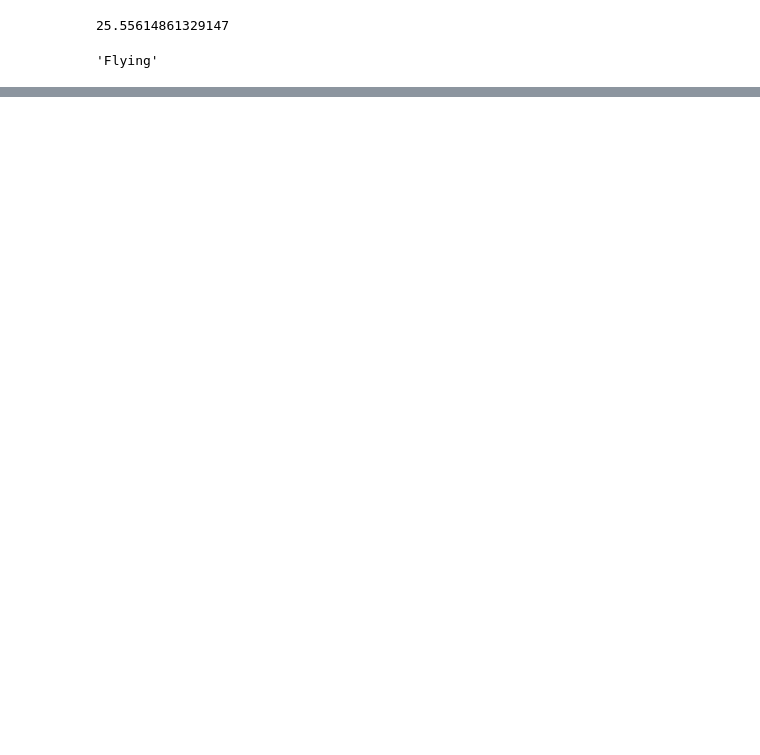
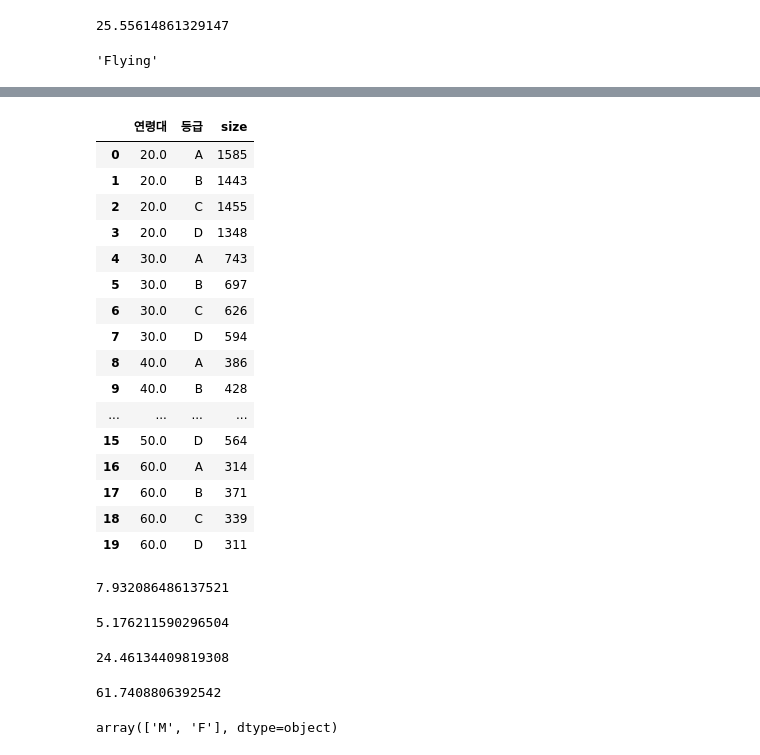
Before and after one commit to Rasangjoon/workspace, a Jupyter notebook: practice/20240509.ipynb, the cells around one changed output, grey strips where cells are left out. Cells and saved outputs as stored; diff of their text form; code cells hidden in the pictures; blank space fills up the shorter version.

```diff
--- a/practice/20240509.ipynb
+++ b/practice/20240509.ipynb
@@ -580,0 +719,4 @@ result
+# %%
+import pandas as pd
+df =pd.read_csv('https://raw.githubusercontent.com/Datamanim/datarepo/main/body/body.csv')
+df.head()
@@ -580,0 +753,8 @@ result
+# %%
+#73. 연령대 (20~29 : 20대 …) 별 인원수를 구하여라
+
+df['연령대'] = df.측정나이 // 10*10
+
+result = df['연령대'].value_counts()
+
+print(result)
@@ -580,0 +769,63 @@ result
+# %%
+#74. 연령대 (20~29 : 20대 …) 별 등급의 숫자를 데이터 프레임으로 표현하라
+
+result = df.groupby(['연령대','등급'],as_index=False).size()
+
+result
+# %% [output]
+|  | 연령대 | 등급 | size |
+| 0 | 20.0 | A | 1585 |
+| 1 | 20.0 | B | 1443 |
+| 2 | 20.0 | C | 1455 |
+| 3 | 20.0 | D | 1348 |
+| 4 | 30.0 | A | 743 |
+| 5 | 30.0 | B | 697 |
+| 6 | 30.0 | C | 626 |
+| 7 | 30.0 | D | 594 |
+| 8 | 40.0 | A | 386 |
+| 9 | 40.0 | B | 428 |
+| ... | ... | ... | ... |
+| 15 | 50.0 | D | 564 |
+| 16 | 60.0 | A | 314 |
+| 17 | 60.0 | B | 371 |
+| 18 | 60.0 | C | 339 |
+| 19 | 60.0 | D | 311 |
+# %%
+#75. 남성 중 A등급과 D등급의 체지방률 평균의 차이(큰 값에서 작은 값의 차)를 구하여라
+result = abs(df[(df.측정회원성별 == 'M') & (df.등급 == 'A')].iloc[:,4].mean() - df[(df.측정회원성별 =='M') & (df.등급=='D')].iloc[:,4].mean())
+
+result
+# %% [output]
+7.932086486137521
+# %%
+#76. 여성 중 A등급과 D등급의 체중의 평균의 차이(큰 값에서 작은 값의 차)를 구하여라
+result = abs(df[(df.측정회원성별 == 'F') & (df.등급 == 'A')].iloc[:,3].mean() - df[(df.측정회원성별 == 'F') & (df.등급 == 'D')].iloc[:,3].mean())
+
+result
+
+#result = abs(df[(df.측정회원성별 =='F') &(df.등급 =='A')].iloc[:,3].mean() -df[(df.측정회원성별 =='F') &(df.등급 =='D')].iloc[:,3].mean())
+#print(result)
+# %% [output]
+5.176211590296504
+# %%
+#77. bmi는 자신의 몸무게(kg)를 키의 제곱(m)으로 나눈값이다. 데이터의 bmi 를 구한 새로운 컬럼을 만들고 남성의 bmi 평균을 구하여라.
+
+df['bmi'] = df['체중 : kg'] / (df['신장 : cm']/100) ** 2
+
+result = df[df.측정회원성별 == 'M'].bmi.mean()
+
+result
+# %% [output]
+24.46134409819308
+# %%
+#78. bmi보다 체지방율이 높은 사람들의 체중평균을 구하여라
+
+result = df[df.bmi < df['체지방율 : %']]['체중 : kg'].mean()
+
+result
+# %% [output]
+61.7408806392542
+# %%
+df['측정회원성별'].unique()
+# %% [output]
+array(['M', 'F'], dtype=object)
```
Also changed, not shown: parts of 54 cells of this notebook.
